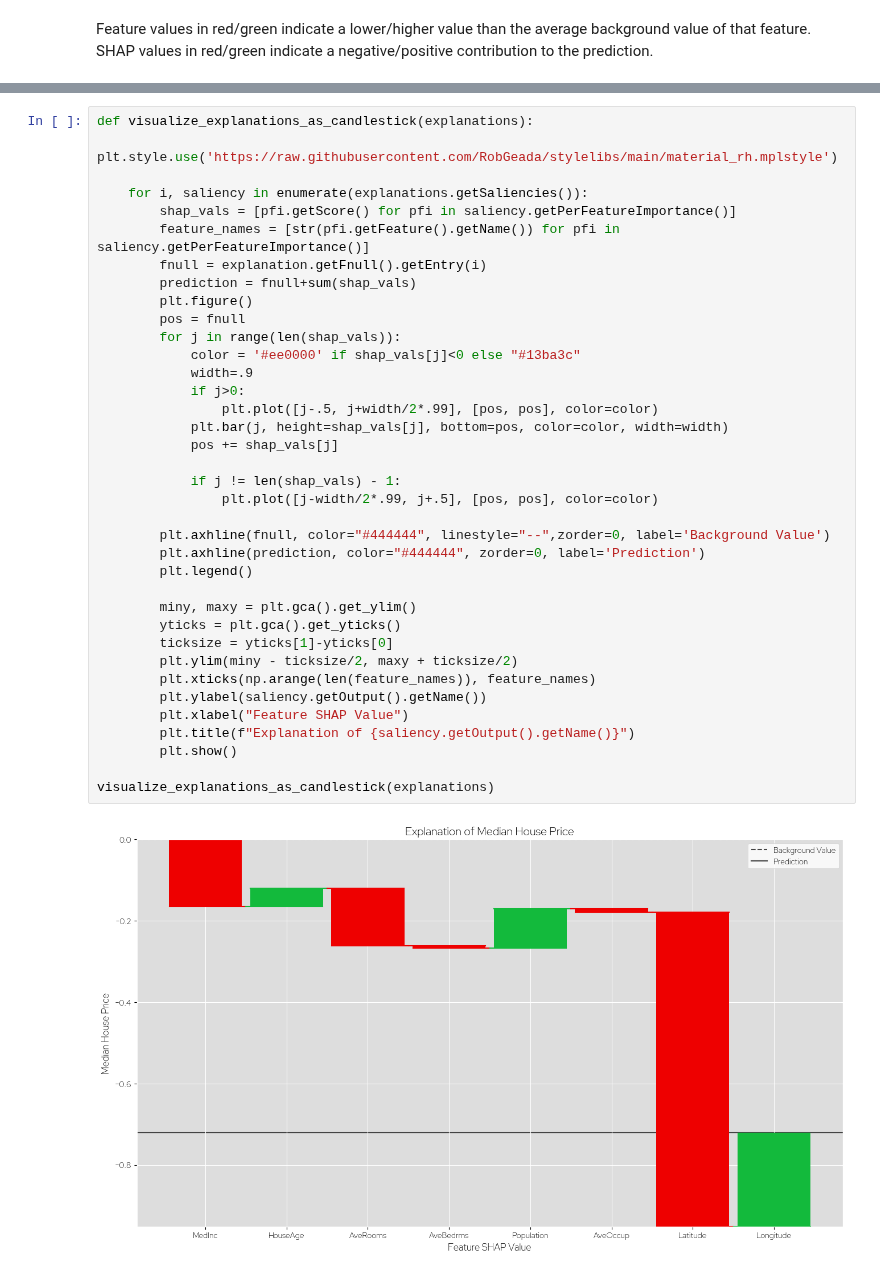
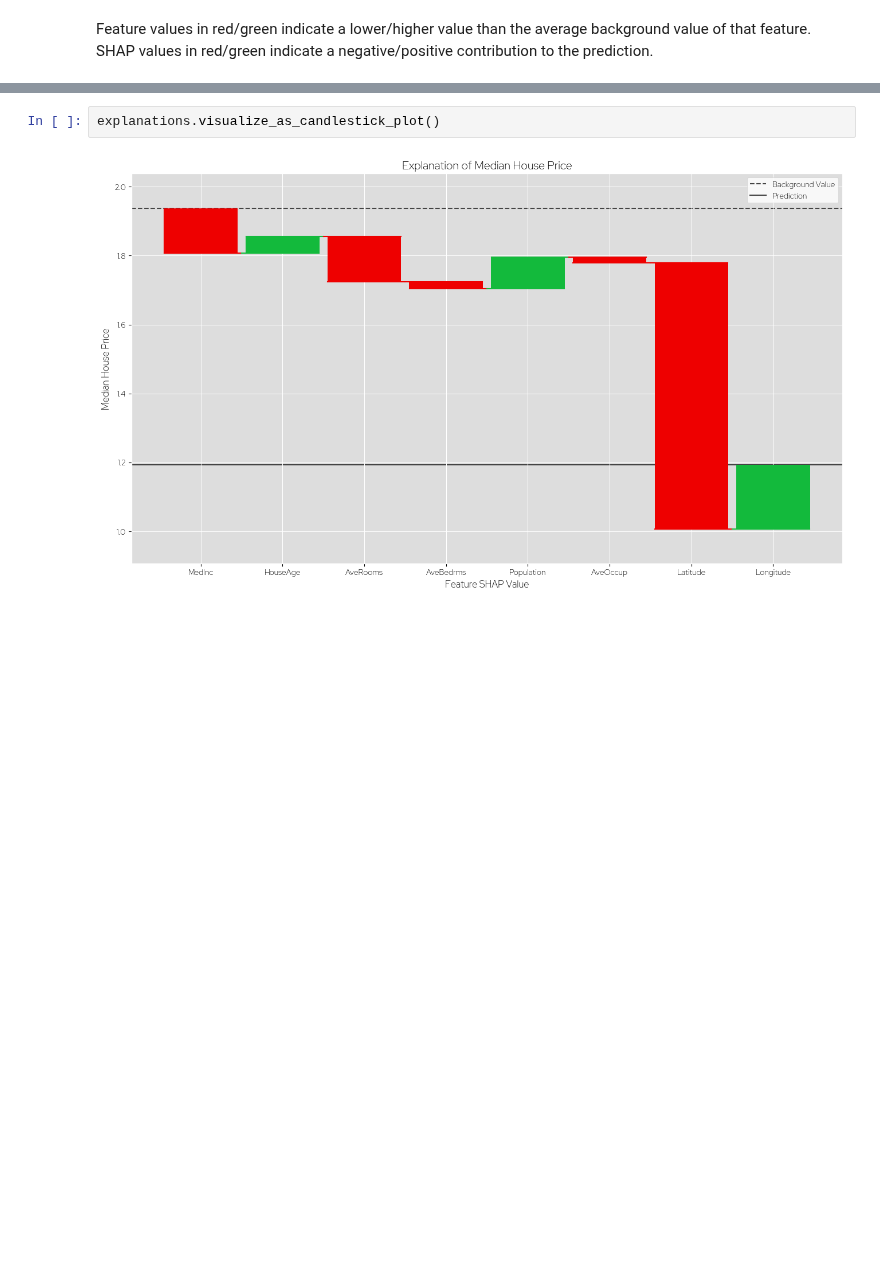
Before and after one commit to trustyai-explainability/trustyai-explainability-python-examples, a Jupyter notebook: examples/SHAP.ipynb, the cells around one changed output, grey strips where cells are left out. Saved outputs shown, nothing was run; the diff lists cells and outputs as text; blank space fills up the shorter version.

Commit message:
FAI-760: cleaned SHAP example to include new visualization functions

```diff
--- a/examples/SHAP.ipynb
+++ b/examples/SHAP.ipynb
@@ -274,39 +235,4 @@ Now let's visualize the explanation as a candlestick plot:
 # %%
-def visualize_explanations_as_candlestick(explanations):
-    plt.style.use('https://raw.githubusercontent.com/RobGeada/stylelibs/main/material_rh.mplstyle')
-
-    for i, saliency in enumerate(explanations.getSaliencies()):
-        shap_vals = [pfi.getScore() for pfi in saliency.getPerFeatureImportance()]
-        feature_names = [str(pfi.getFeature().getName()) for pfi in saliency.getPerFeatureImportance()]
-        fnull = explanation.getFnull().getEntry(i)
-        prediction = fnull+sum(shap_vals)
-        plt.figure()
-        pos = fnull
-        for j in range(len(shap_vals)):
-            color = '#ee0000' if shap_vals[j]<0 else "#13ba3c"
-            width=.9
-            if j>0:
-                plt.plot([j-.5, j+width/2*.99], [pos, pos], color=color)
-            plt.bar(j, height=shap_vals[j], bottom=pos, color=color, width=width)
-            pos += shap_vals[j]
-
-            if j != len(shap_vals) - 1:
-                plt.plot([j-width/2*.99, j+.5], [pos, pos], color=color)
-
-        plt.axhline(fnull, color="#444444", linestyle="--",zorder=0, label='Background Value')
-        plt.axhline(prediction, color="#444444", zorder=0, label='Prediction')
-        plt.legend()
-
-        miny, maxy = plt.gca().get_ylim()
-        yticks = plt.gca().get_yticks()
-        ticksize = yticks[1]-yticks[0]
-        plt.ylim(miny - ticksize/2, maxy + ticksize/2)
-        plt.xticks(np.arange(len(feature_names)), feature_names)
-        plt.ylabel(saliency.getOutput().getName())
-        plt.xlabel("Feature SHAP Value")
-        plt.title(f"Explanation of {saliency.getOutput().getName()}")
-        plt.show()
-
-visualize_explanations_as_candlestick(explanations)
+explanations.visualize_as_candlestick_plot()
 # %% [output]
-[figure, old version]
+[figure, new version]
```
Also changed, not shown: parts of 6 cells of this notebook.
